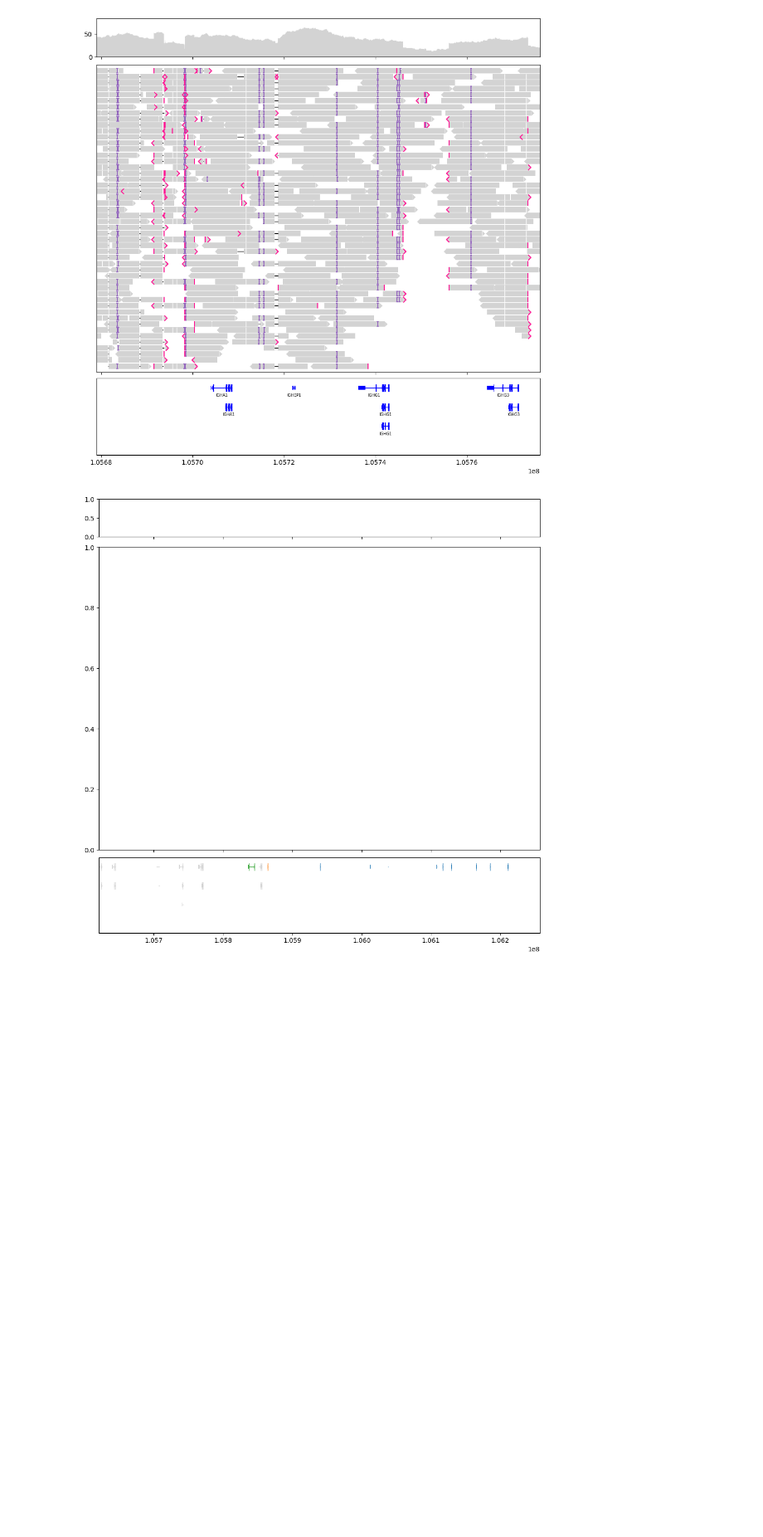
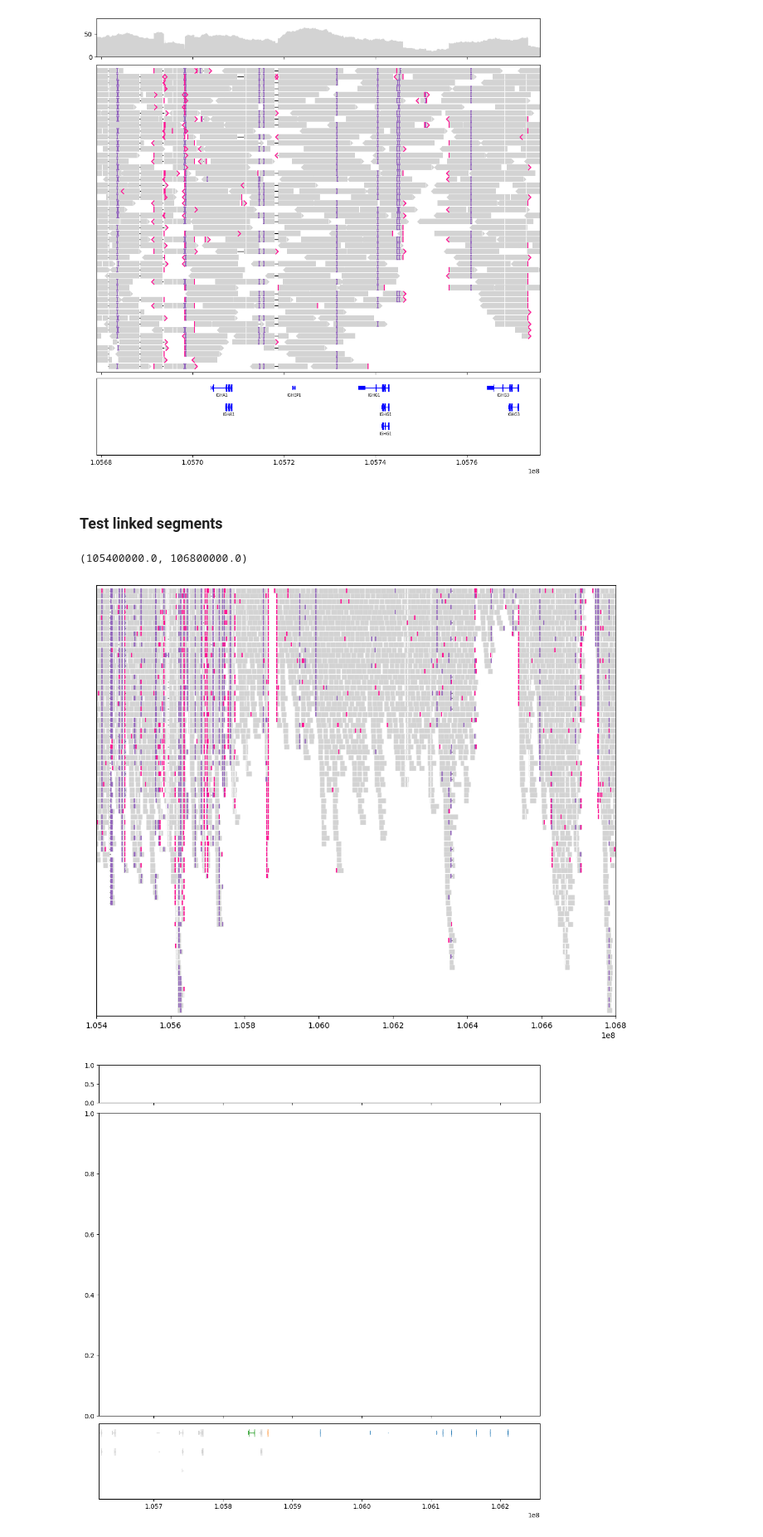
Before and after one commit to jzhang-dev/lakeview, a Jupyter notebook: docs/examples/HG002_IGH/HG002_IGH.py.ipynb, the cells around one changed output. Shown at 83% size. Drawn from its saved outputs; the diff is of its cells as text; code cells hidden in the pictures; blank space fills up the shorter version.

```diff
--- a/docs/examples/HG002_IGH/HG002_IGH.py.ipynb
+++ b/docs/examples/HG002_IGH/HG002_IGH.py.ipynb
@@ -64,6 +64,17 @@ gv.set_xlim((105679000, 105776000))
 gv.figure
 # %% [output]
 [figure]
+# %% [markdown]
+### Test linked segments
+# %%
+pacbio_painter = lv.SequenceAlignment.from_file(PACBIO_BAM_PATH, "rb", load_pileup=False)
+# %%
+fig, ax = plt.subplots(figsize=(12, 10))
+pacbio_painter.draw_alignment(ax, show_mismatches=False, show_arrowheads=False)
+ax.set_xlim(105_400_000, 106_800_000)
+# %% [output]
+(105400000.0, 106800000.0)
+[figure, added]
 # %%
 plt.ioff()
 gv = lv.GenomeViewer(3, height_ratios=(1, 8, 2))
```
Also changed, not shown: 4 other files.
